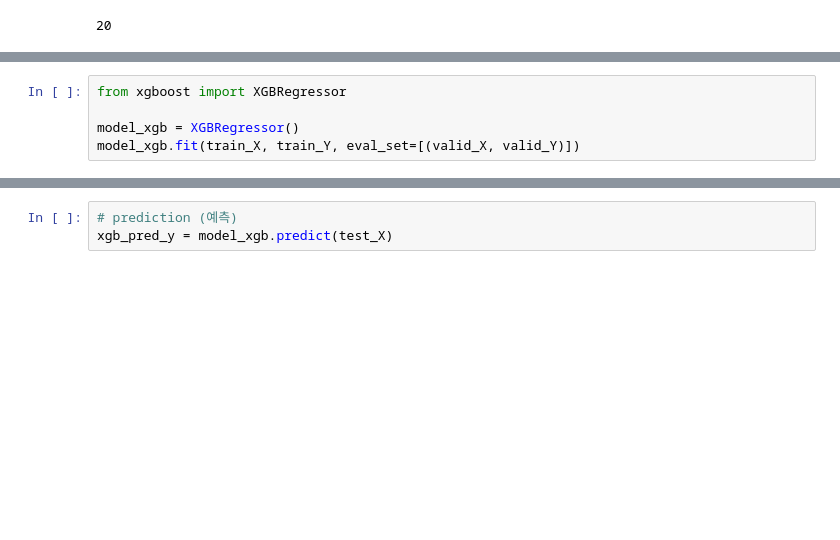
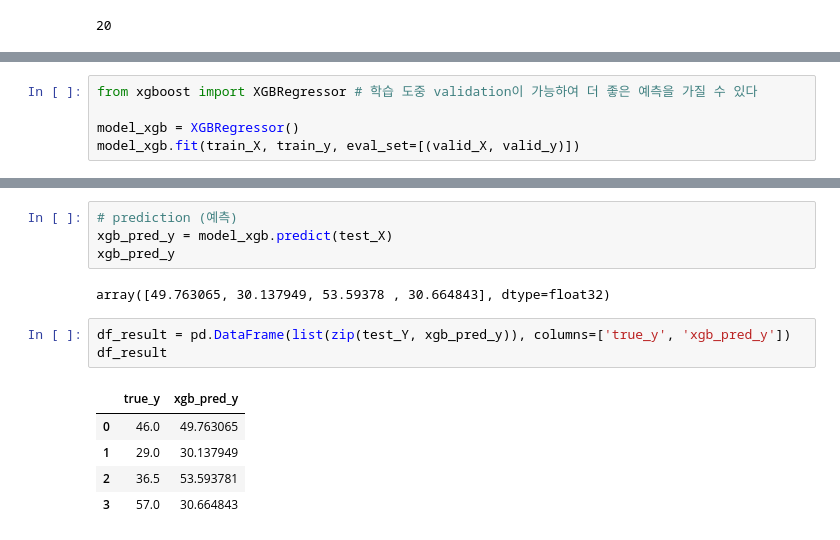
Before and after one commit to iDolphin99/ML, a Jupyter notebook: kwswproja/01_test_regression.ipynb, the cells around one changed output, grey strips where cells are left out. Drawn from its saved outputs; the diff is of its cells as text; blank space fills up the shorter version.

```diff
--- a/kwswproja/test_regression.ipynb
+++ b/kwswproja/01_test_regression.ipynb
@@ -295,6 +354,6 @@ rmse
 # %%
-from xgboost import XGBRegressor
+from xgboost import XGBRegressor # 학습 도중 validation이 가능하여 더 좋은 예측을 가질 수 있다
 
 model_xgb = XGBRegressor()
-model_xgb.fit(train_X, train_Y, eval_set=[(valid_X, valid_Y)])
+model_xgb.fit(train_X, train_y, eval_set=[(valid_X, valid_y)])
 # %% [output]
@@ -325,3 +384,15 @@ XGBRegressor(base_score=0.5, booster='gbtree', colsample_bylevel=1,
 # %%
 # prediction (예측)
 xgb_pred_y = model_xgb.predict(test_X)
+xgb_pred_y
+# %% [output]
+array([49.763065, 30.137949, 53.59378 , 30.664843], dtype=float32)
+# %%
+df_result = pd.DataFrame(list(zip(test_Y, xgb_pred_y)), columns=['true_y', 'xgb_pred_y'])
+df_result
+# %% [output]
+|  | true_y | xgb_pred_y |
+| 0 | 46.0 | 49.763065 |
+| 1 | 29.0 | 30.137949 |
+| 2 | 36.5 | 53.593781 |
+| 3 | 57.0 | 30.664843 |
```
Also changed, not shown: parts of 43 cells of this notebook.
